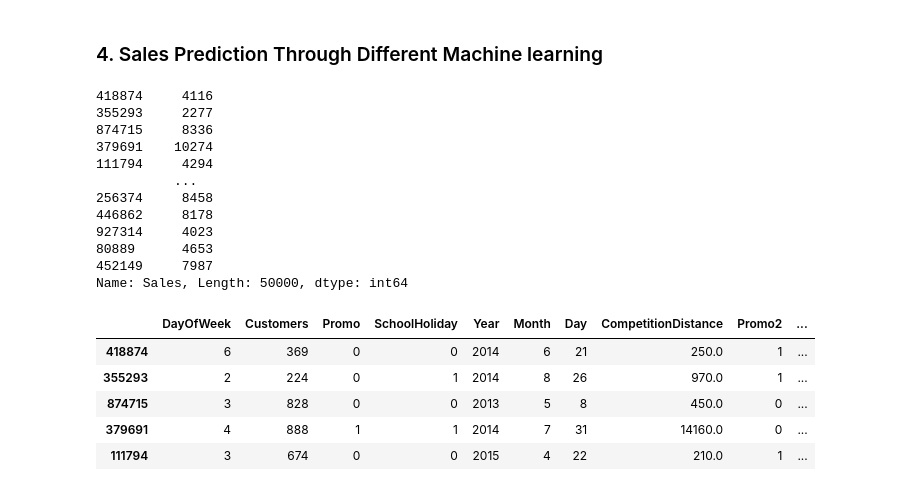
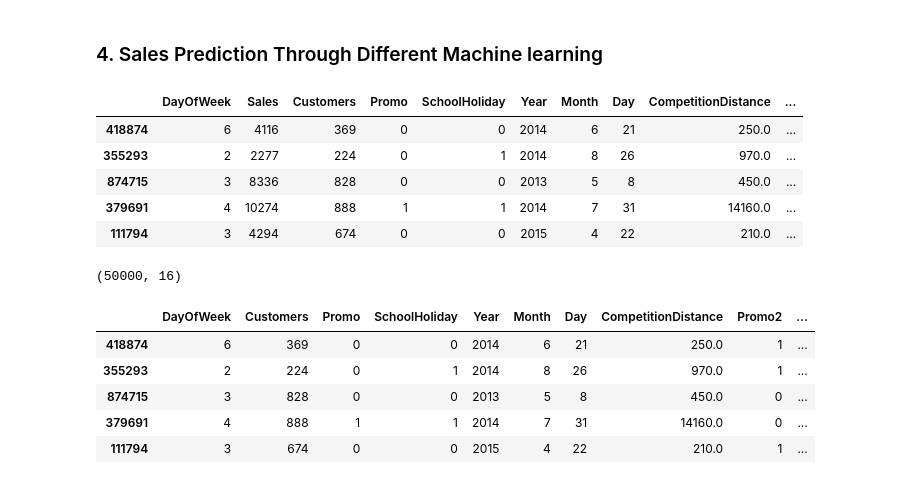
Before and after one commit to maxashoka3/Rossmann-Sales-Prediction, a Jupyter notebook: Rossmann_Sales_Prediction.ipynb, the cells around one changed output. Cells and saved outputs as stored; diff of their text form; code cells hidden in the pictures.

```diff
--- a/Rossmann_Sales_Prediction.ipynb
+++ b/Rossmann_Sales_Prediction.ipynb
@@ -347,22 +363,20 @@ sample_df = df1.sample(n=50000, random_state=1)
+# %%
+sample_df.head()
+# %% [output]
+|  | DayOfWeek | Sales | Customers | Promo | SchoolHoliday | Year | Month | Day | CompetitionDistance | ... |
+| 418874 | 6 | 4116 | 369 | 0 | 0 | 2014 | 6 | 21 | 250.0 | ... |
+| 355293 | 2 | 2277 | 224 | 0 | 1 | 2014 | 8 | 26 | 970.0 | ... |
+| 874715 | 3 | 8336 | 828 | 0 | 0 | 2013 | 5 | 8 | 450.0 | ... |
+| 379691 | 4 | 10274 | 888 | 1 | 1 | 2014 | 7 | 31 | 14160.0 | ... |
+| 111794 | 3 | 4294 | 674 | 0 | 0 | 2015 | 4 | 22 | 210.0 | ... |
 # %%
 # Dividing the dataset into dependent variables and independent variablesY
 y = sample_df['Sales']
 X = sample_df.drop(['Sales'],axis = 1)
-# %%
-y
-# %% [output]
-418874     4116
-355293     2277
-874715     8336
-379691    10274
-111794     4294
-          ...
-256374     8458
-446862     8178
-927314     4023
-80889      4653
-452149     7987
-Name: Sales, Length: 50000, dtype: int64
+# %%
+X.shape
+# %% [output]
+(50000, 16)
 # %%
 #pip install scikit-optimize
 # %%
```
Also changed, not shown: parts of 36 cells of this notebook.
